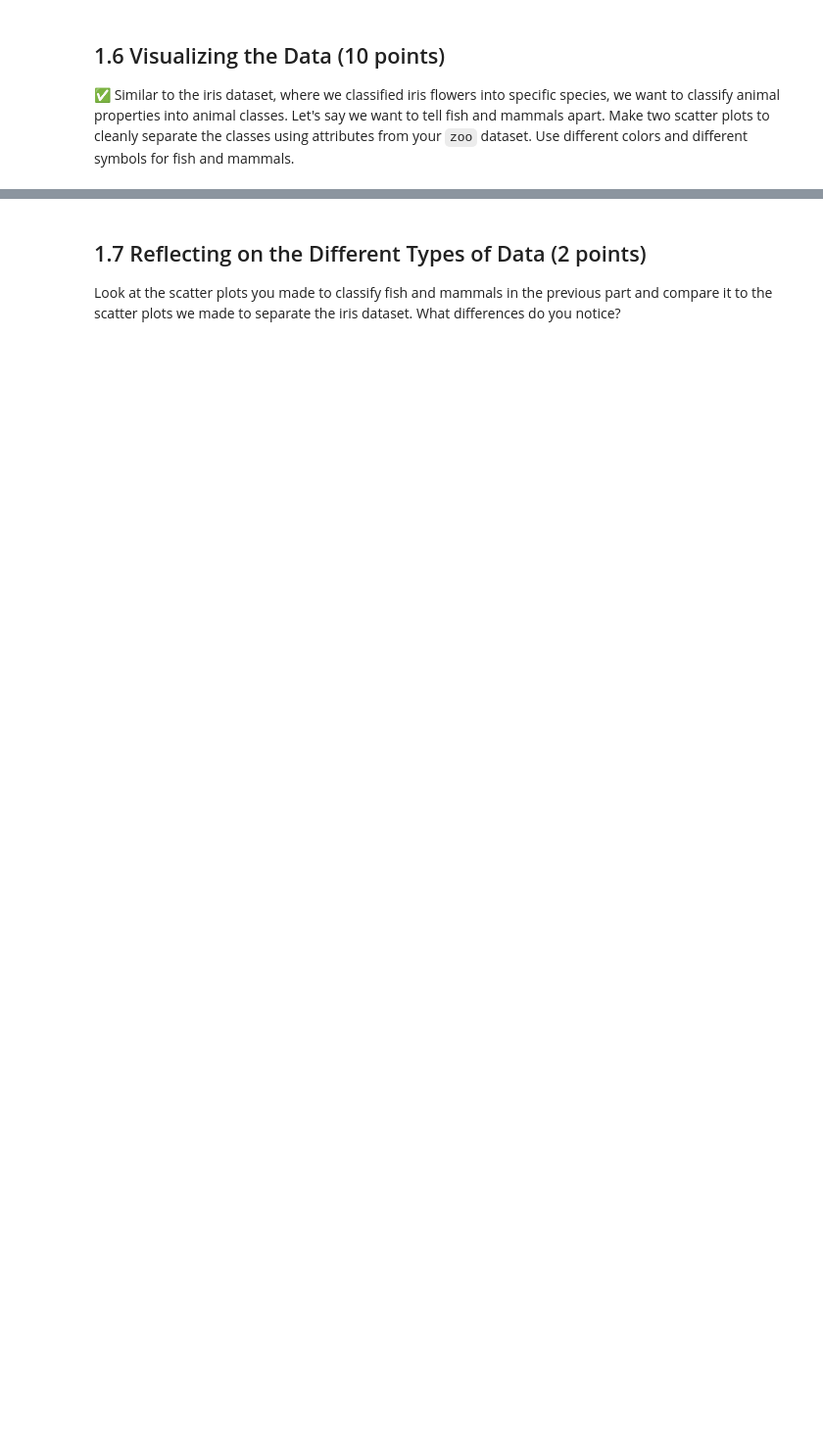
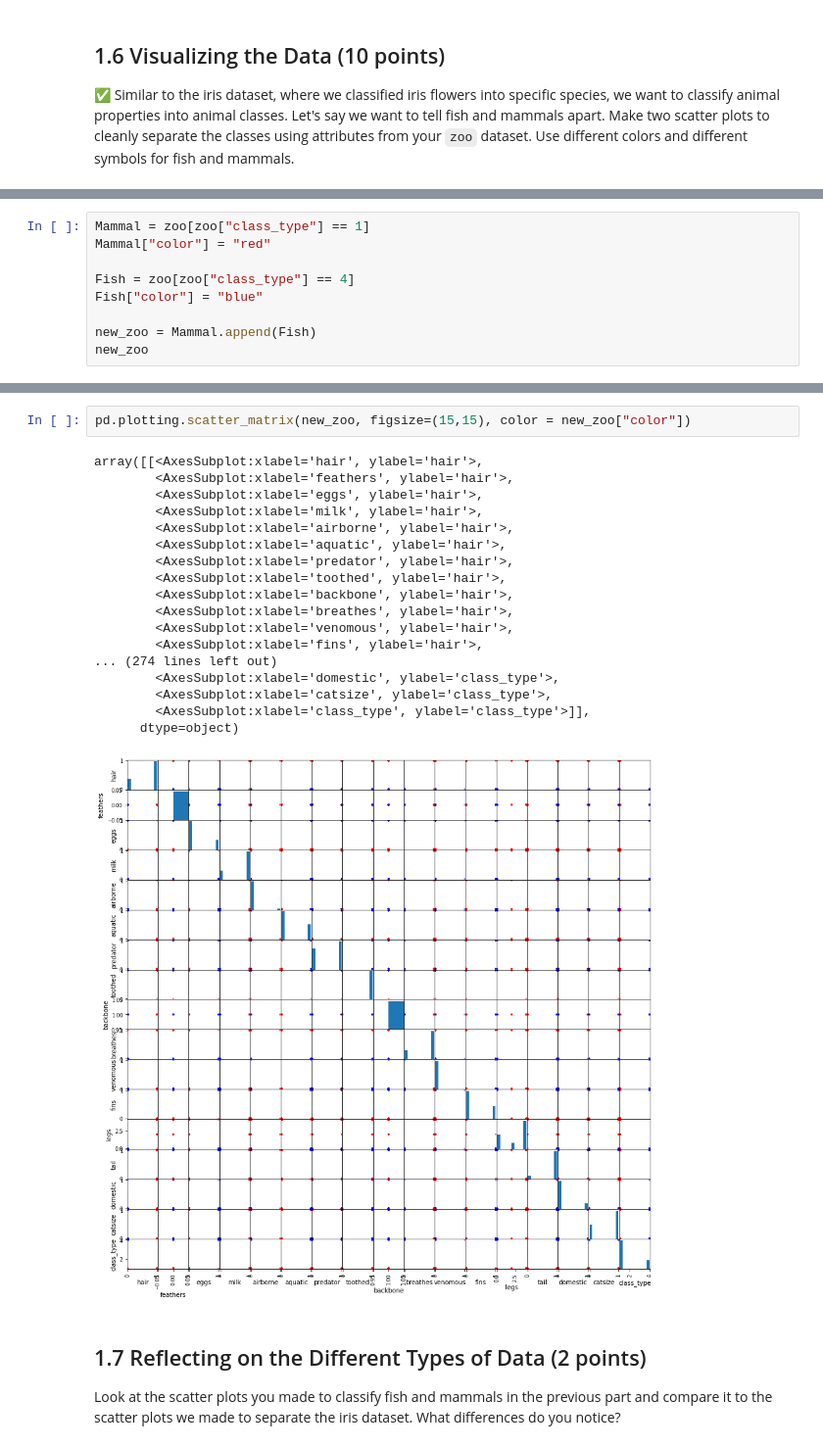
Before and after one commit to NickCoder27/CMSE202-s23-turnin, a Jupyter notebook: hw-02/Balesky_HW-02_PandasAndObjects-STUDENT_v1.ipynb, the cells around one changed output, grey strips where cells are left out. Shown: that part at 98% size. Cells and saved outputs as stored; diff of their text form; blank space fills up the shorter version.

```diff
--- a/hw-02/Balesky_HW-02_PandasAndObjects-STUDENT_v1.ipynb
+++ b/hw-02/Balesky_HW-02_PandasAndObjects-STUDENT_v1.ipynb
@@ -136,0 +173,9 @@ Look back in the PCA/ICA and see how we used `groupby` to find the number of Iri
+# %%
+Mammal = zoo[zoo["class_type"] == 1]
+Mammal["color"] = "red"
+
+Fish = zoo[zoo["class_type"] == 4]
+Fish["color"] = "blue"
+
+new_zoo = Mammal.append(Fish)
+new_zoo
@@ -137,3 +210,24 @@ Look back in the PCA/ICA and see how we used `groupby` to find the number of Iri
+# %%
+pd.plotting.scatter_matrix(new_zoo, figsize=(15,15), color = new_zoo["color"])
+# %% [output]
+array([[<AxesSubplot:xlabel='hair', ylabel='hair'>,
+        <AxesSubplot:xlabel='feathers', ylabel='hair'>,
+        <AxesSubplot:xlabel='eggs', ylabel='hair'>,
+        <AxesSubplot:xlabel='milk', ylabel='hair'>,
+        <AxesSubplot:xlabel='airborne', ylabel='hair'>,
+        <AxesSubplot:xlabel='aquatic', ylabel='hair'>,
+        <AxesSubplot:xlabel='predator', ylabel='hair'>,
+        <AxesSubplot:xlabel='toothed', ylabel='hair'>,
+        <AxesSubplot:xlabel='backbone', ylabel='hair'>,
+        <AxesSubplot:xlabel='breathes', ylabel='hair'>,
+        <AxesSubplot:xlabel='venomous', ylabel='hair'>,
+        <AxesSubplot:xlabel='fins', ylabel='hair'>,
+... (274 lines left out)
+        <AxesSubplot:xlabel='domestic', ylabel='class_type'>,
+        <AxesSubplot:xlabel='catsize', ylabel='class_type'>,
+        <AxesSubplot:xlabel='class_type', ylabel='class_type'>]],
+      dtype=object)
+[figure, added]
 # %% [markdown]
 ## 1.7 Reflecting on the Different Types of Data (2 points)
 
```
Also changed, not shown: parts of 11 cells of this notebook.
